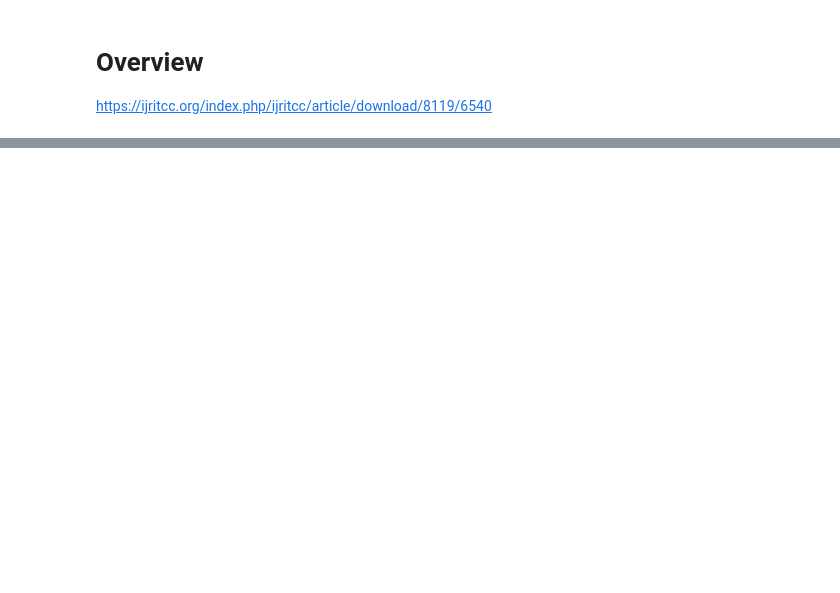
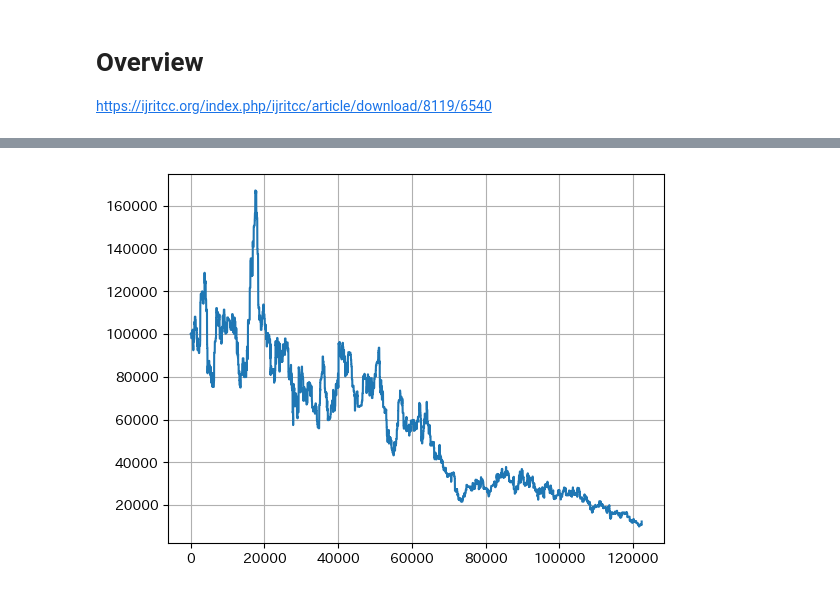
Before and after one commit to hankehly/JapanHorseRaceAnalytics, a Jupyter notebook: notebooks/2024-02/20240225_smote.ipynb, the cells around one changed output, grey strips where cells are left out. Cells and saved outputs as stored; diff of their text form; code cells hidden in the pictures; blank space fills up the shorter version.

```diff
--- a/notebooks/2024-02/20240225_smote.ipynb
+++ b/notebooks/2024-02/20240225_smote.ipynb
@@ -84,0 +193,11 @@ smote = SMOTE(random_state=random_state, k_neighbors=5)
+# %%
+X = data_
+y = data_["複勝的中"]
+X_train, X_test, y_train, y_test = train_test_split(
+    X, y, test_size=0.2, random_state=random_state
+)
+
+print(f"X_train: {X_train.shape}")
+print(f"X_test: {X_test.shape}")
+print(f"y_train: {y_train.shape}")
+print(f"y_test: {y_test.shape}")
@@ -84,0 +499,30 @@ smote = SMOTE(random_state=random_state, k_neighbors=5)
+# %%
+df_payout_renamed_columns = {
+    "meta_レースキー": "レースキー",
+    "meta_馬番": "馬番",
+    "cat_距離": "距離",
+    "meta_発走日時": "発走日時",
+    "meta_複勝払戻金": "payout",
+    "num_年齢": "年齢",
+    "meta_場コード": "場コード",
+    "num_事前複勝オッズ": "odds",
+}
+
+df_payout = (
+    data.iloc[X_test.index]
+    .reset_index(drop=True)
+    .rename(columns=df_payout_renamed_columns)[df_payout_renamed_columns.values()]
+)
+
+experiment_name = "20240225_smote"
+if mlflow.get_experiment_by_name(experiment_name) is None:
+    mlflow.create_experiment(experiment_name)
+
+fn = create_objective_fn(
+    X_train,
+    y_train,
+    X_test,
+    y_test,
+    df_payout=df_payout,
+    experiment_name=experiment_name,
+)
@@ -84,0 +647,4 @@ smote = SMOTE(random_state=random_state, k_neighbors=5)
+# %%
+results["bankroll"].plot(grid=True);
+# %% [output]
+[figure, added]
```
Also changed, not shown: parts of 10 cells of this notebook, 1 other file.
